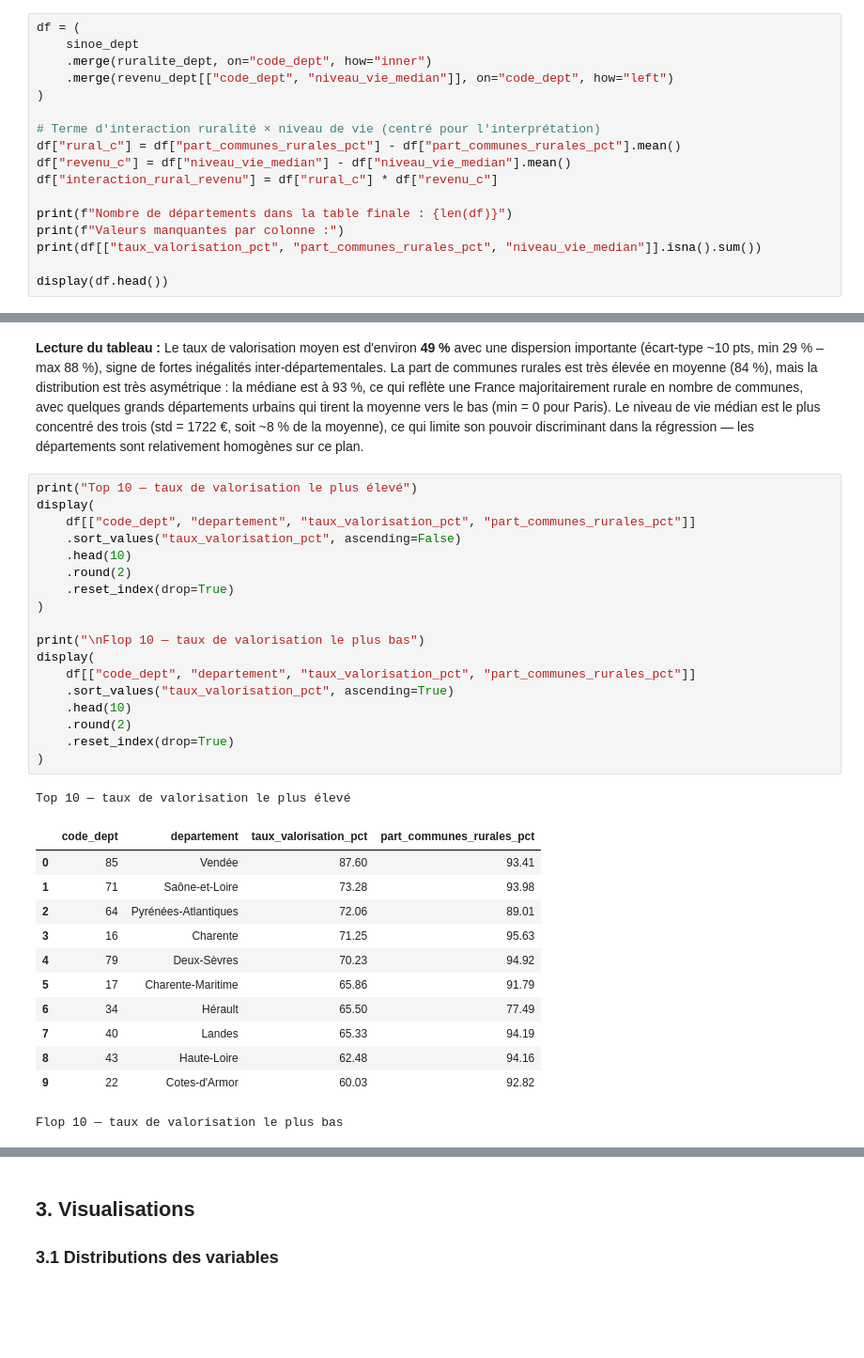
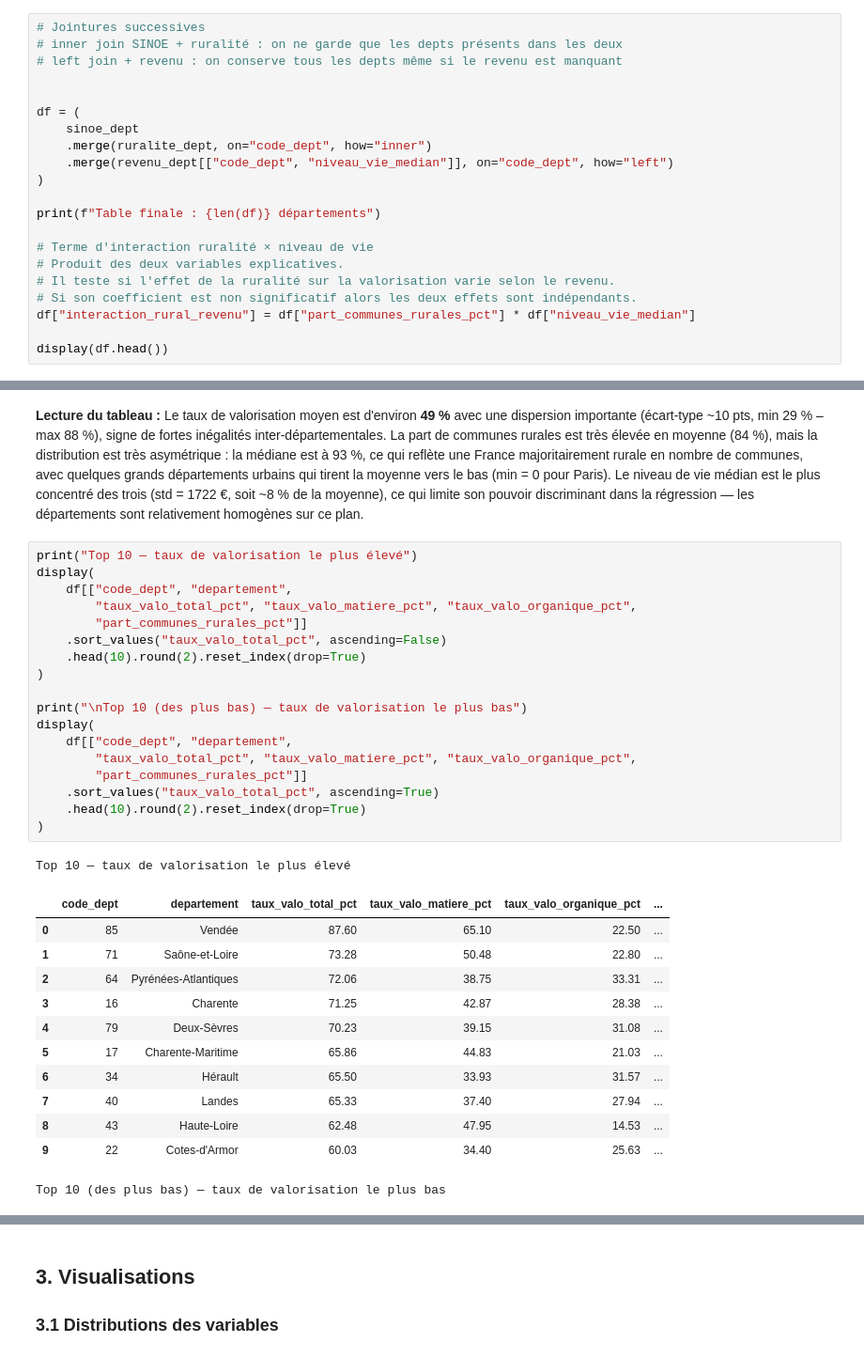
Before and after one commit to TeodoraHub/projet_pythonDS, a Jupyter notebook: notebook_recyclage_projet_python.ipynb, the cells around one changed output, grey strips where cells are left out. Shown at 94% size. Saved outputs shown, nothing was run; the diff lists cells and outputs as text; blank space fills up the shorter version.

```diff
--- a/notebook_recyclage_projet_python.ipynb
+++ b/notebook_recyclage_projet_python.ipynb
@@ -213,20 +259,24 @@ Valeurs manquantes sur niveau_vie_median : 4
 # %% [markdown]
 ### 1.4 Jointure des trois sources
 # %%
+# Jointures successives
+# inner join SINOE + ruralité : on ne garde que les depts présents dans les deux
+# left join + revenu : on conserve tous les depts même si le revenu est manquant
+
+
 df = (
     sinoe_dept
     .merge(ruralite_dept, on="code_dept", how="inner")
     .merge(revenu_dept[["code_dept", "niveau_vie_median"]], on="code_dept", how="left")
 )
 
-# Terme d'interaction ruralité × niveau de vie (centré pour l'interprétation)
-df["rural_c"] = df["part_communes_rurales_pct"] - df["part_communes_rurales_pct"].mean()
-df["revenu_c"] = df["niveau_vie_median"] - df["niveau_vie_median"].mean()
-df["interaction_rural_revenu"] = df["rural_c"] * df["revenu_c"]
+print(f"Table finale : {len(df)} départements")
 
-print(f"Nombre de départements dans la table finale : {len(df)}")
-print(f"Valeurs manquantes par colonne :")
-print(df[["taux_valorisation_pct", "part_communes_rurales_pct", "niveau_vie_median"]].isna().sum())
+# Terme d'interaction ruralité × niveau de vie
+# Produit des deux variables explicatives.
+# Il teste si l'effet de la ruralité sur la valorisation varie selon le revenu.
+# Si son coefficient est non significatif alors les deux effets sont indépendants.
+df["interaction_rural_revenu"] = df["part_communes_rurales_pct"] * df["niveau_vie_median"]
 
 display(df.head())
 # %% [output]
@@ -277,32 +323,32 @@ régression — les départements sont relativement homogènes sur ce plan.
 # %%
 print("Top 10 — taux de valorisation le plus élevé")
 display(
-    df[["code_dept", "departement", "taux_valorisation_pct", "part_communes_rurales_pct"]]
-    .sort_values("taux_valorisation_pct", ascending=False)
-    .head(10)
-    .round(2)
-    .reset_index(drop=True)
+    df[["code_dept", "departement",
+        "taux_valo_total_pct", "taux_valo_matiere_pct", "taux_valo_organique_pct",
+        "part_communes_rurales_pct"]]
+    .sort_values("taux_valo_total_pct", ascending=False)
+    .head(10).round(2).reset_index(drop=True)
 )
 
-print("\nFlop 10 — taux de valorisation le plus bas")
+print("\nTop 10 (des plus bas) — taux de valorisation le plus bas")
 display(
-    df[["code_dept", "departement", "taux_valorisation_pct", "part_communes_rurales_pct"]]
-    .sort_values("taux_valorisation_pct", ascending=True)
-    .head(10)
-    .round(2)
-    .reset_index(drop=True)
+    df[["code_dept", "departement",
+        "taux_valo_total_pct", "taux_valo_matiere_pct", "taux_valo_organique_pct",
+        "part_communes_rurales_pct"]]
+    .sort_values("taux_valo_total_pct", ascending=True)
+    .head(10).round(2).reset_index(drop=True)
 )
 # %% [output]
 Top 10 — taux de valorisation le plus élevé
-|  | code_dept | departement | taux_valorisation_pct | part_communes_rurales_pct |
-| 0 | 85 | Vendée | 87.60 | 93.41 |
-| 1 | 71 | Saône-et-Loire | 73.28 | 93.98 |
-| 2 | 64 | Pyrénées-Atlantiques | 72.06 | 89.01 |
-| 3 | 16 | Charente | 71.25 | 95.63 |
-| 4 | 79 | Deux-Sèvres | 70.23 | 94.92 |
-| 5 | 17 | Charente-Maritime | 65.86 | 91.79 |
-| 6 | 34 | Hérault | 65.50 | 77.49 |
-| 7 | 40 | Landes | 65.33 | 94.19 |
-| 8 | 43 | Haute-Loire | 62.48 | 94.16 |
-| 9 | 22 | Cotes-d'Armor | 60.03 | 92.82 |
+|  | code_dept | departement | taux_valo_total_pct | taux_valo_matiere_pct | taux_valo_organique_pct | ... |
+| 0 | 85 | Vendée | 87.60 | 65.10 | 22.50 | ... |
+| 1 | 71 | Saône-et-Loire | 73.28 | 50.48 | 22.80 | ... |
+| 2 | 64 | Pyrénées-Atlantiques | 72.06 | 38.75 | 33.31 | ... |
+| 3 | 16 | Charente | 71.25 | 42.87 | 28.38 | ... |
+| 4 | 79 | Deux-Sèvres | 70.23 | 39.15 | 31.08 | ... |
+| 5 | 17 | Charente-Maritime | 65.86 | 44.83 | 21.03 | ... |
+| 6 | 34 | Hérault | 65.50 | 33.93 | 31.57 | ... |
+| 7 | 40 | Landes | 65.33 | 37.40 | 27.94 | ... |
+| 8 | 43 | Haute-Loire | 62.48 | 47.95 | 14.53 | ... |
+| 9 | 22 | Cotes-d'Armor | 60.03 | 34.40 | 25.63 | ... |
-Flop 10 — taux de valorisation le plus bas
+Top 10 (des plus bas) — taux de valorisation le plus bas
```
Also changed, not shown: parts of 17 cells of this notebook.
